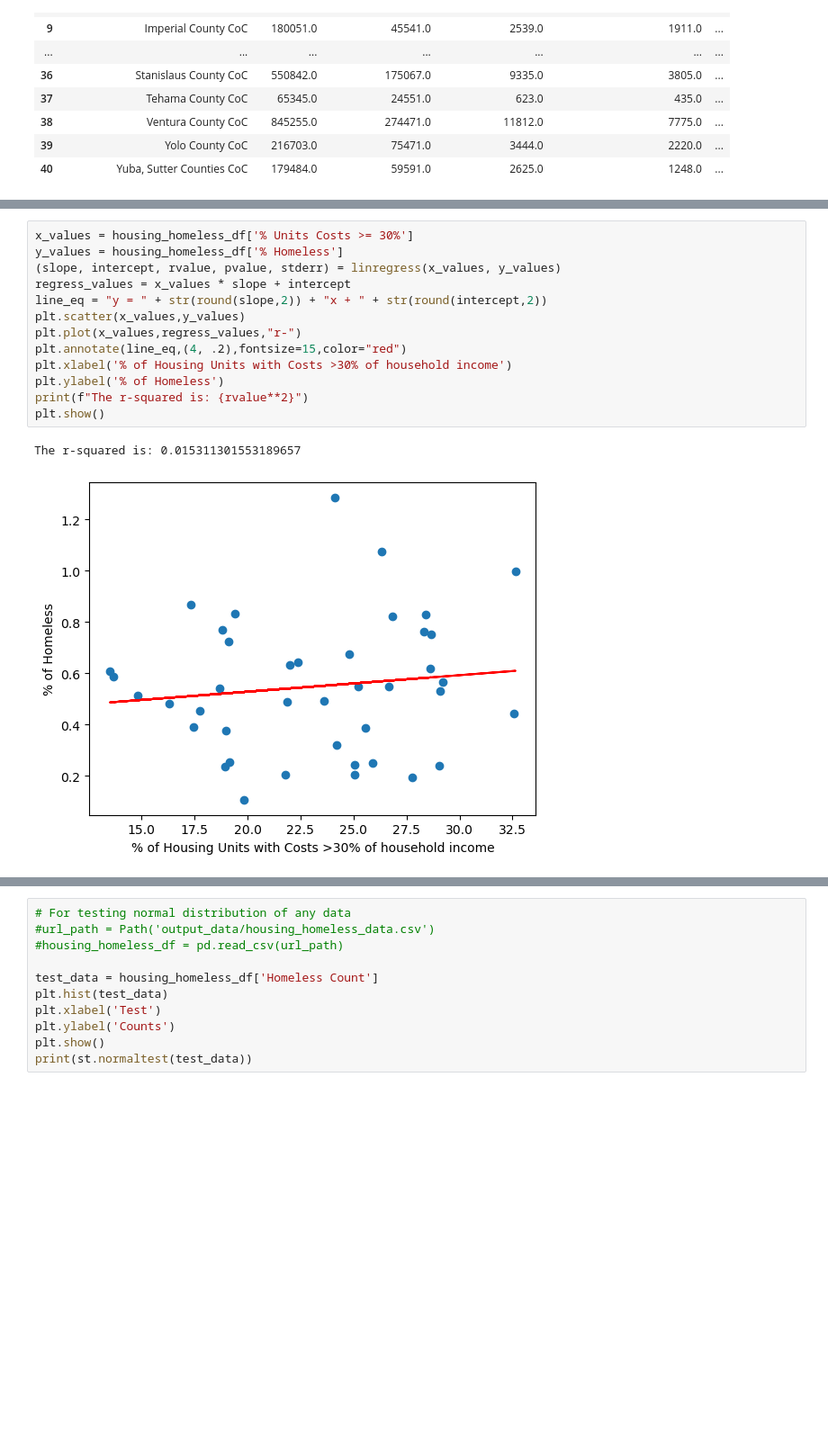
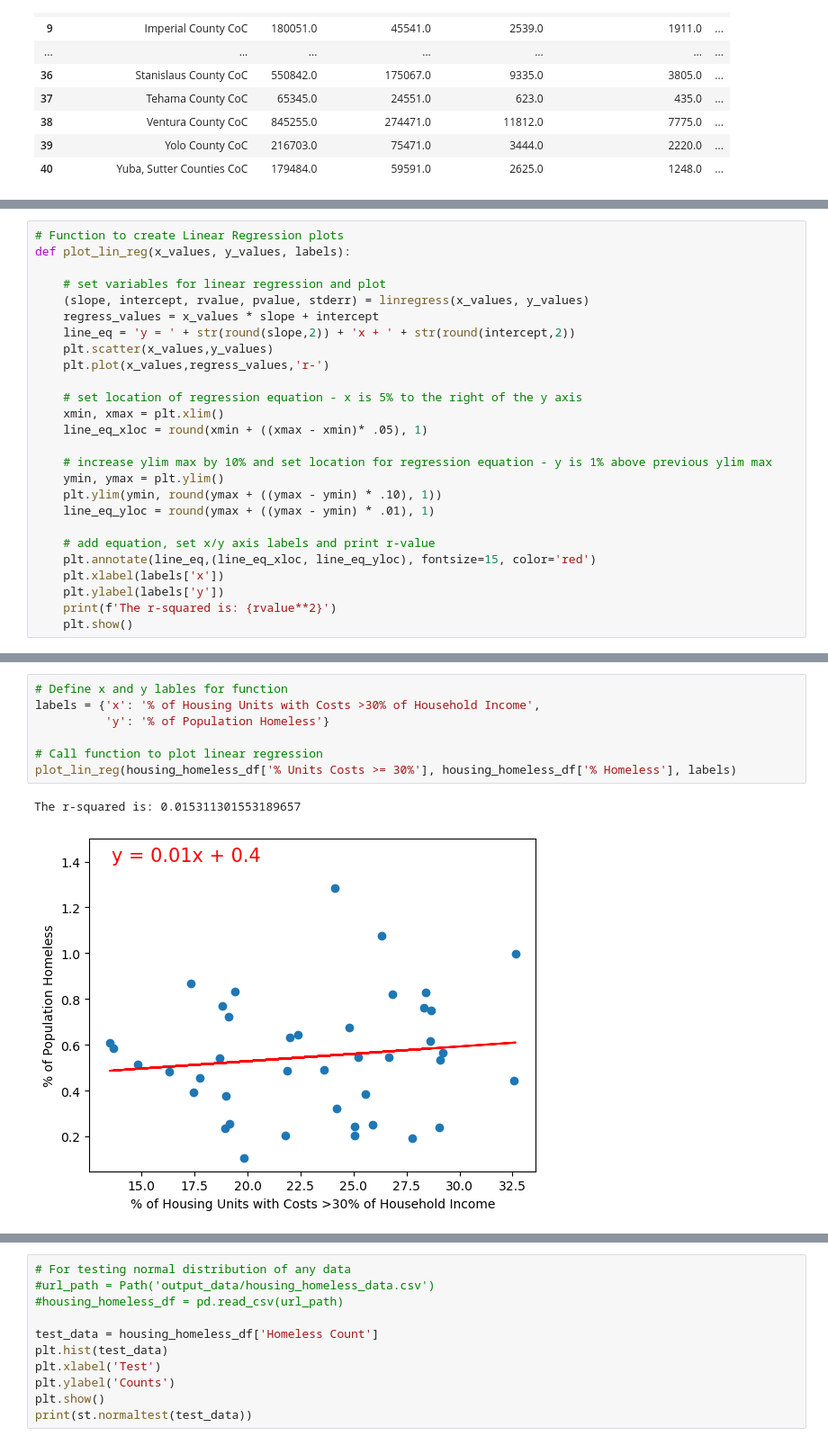
Before and after one commit to evacs/Project-1, a Jupyter notebook: housing_jeff.ipynb, the cells around one changed output, grey strips where cells are left out. Shown at 90% size. Cells and saved outputs as stored; diff of their text form; blank space fills up the shorter version.

```diff
--- a/housing_jeff.ipynb
+++ b/housing_jeff.ipynb
@@ -244,0 +266,26 @@ The r-squared is: 0.020348652329998912
+# %%
+# Function to create Linear Regression plots
+def plot_lin_reg(x_values, y_values, labels):
+
+    # set variables for linear regression and plot
+    (slope, intercept, rvalue, pvalue, stderr) = linregress(x_values, y_values)
+    regress_values = x_values * slope + intercept
+    line_eq = 'y = ' + str(round(slope,2)) + 'x + ' + str(round(intercept,2))
+    plt.scatter(x_values,y_values)
+    plt.plot(x_values,regress_values,'r-')
+
+    # set location of regression equation - x is 5% to the right of the y axis
+    xmin, xmax = plt.xlim()
+    line_eq_xloc = round(xmin + ((xmax - xmin)* .05), 1)
+
+    # increase ylim max by 10% and set location for regression equation - y is 1% above previous ylim max
+    ymin, ymax = plt.ylim()
+    plt.ylim(ymin, round(ymax + ((ymax - ymin) * .10), 1))
+    line_eq_yloc = round(ymax + ((ymax - ymin) * .01), 1)
+
+    # add equation, set x/y axis labels and print r-value
+    plt.annotate(line_eq,(line_eq_xloc, line_eq_yloc), fontsize=15, color='red')
+    plt.xlabel(labels['x'])
+    plt.ylabel(labels['y'])
+    print(f'The r-squared is: {rvalue**2}')
+    plt.show()
@@ -263,16 +331,10 @@ The r-squared is: 0.9750717882320984
 # %%
-x_values = housing_homeless_df['% Units Costs >= 30%']
-y_values = housing_homeless_df['% Homeless']
-(slope, intercept, rvalue, pvalue, stderr) = linregress(x_values, y_values)
-regress_values = x_values * slope + intercept
-line_eq = "y = " + str(round(slope,2)) + "x + " + str(round(intercept,2))
-plt.scatter(x_values,y_values)
-plt.plot(x_values,regress_values,"r-")
-plt.annotate(line_eq,(4, .2),fontsize=15,color="red")
-plt.xlabel('% of Housing Units with Costs >30% of household income')
-plt.ylabel('% of Homeless')
-print(f"The r-squared is: {rvalue**2}")
-plt.show()
+# Define x and y lables for function
+labels = {'x': '% of Housing Units with Costs >30% of Household Income',
+          'y': '% of Population Homeless'}
+
+# Call function to plot linear regression
+plot_lin_reg(housing_homeless_df['% Units Costs >= 30%'], housing_homeless_df['% Homeless'], labels)
 # %% [output]
 The r-squared is: 0.015311301553189657
-[figure, old version]
+[figure, new version]
```
Also changed, not shown: parts of 14 cells of this notebook.
